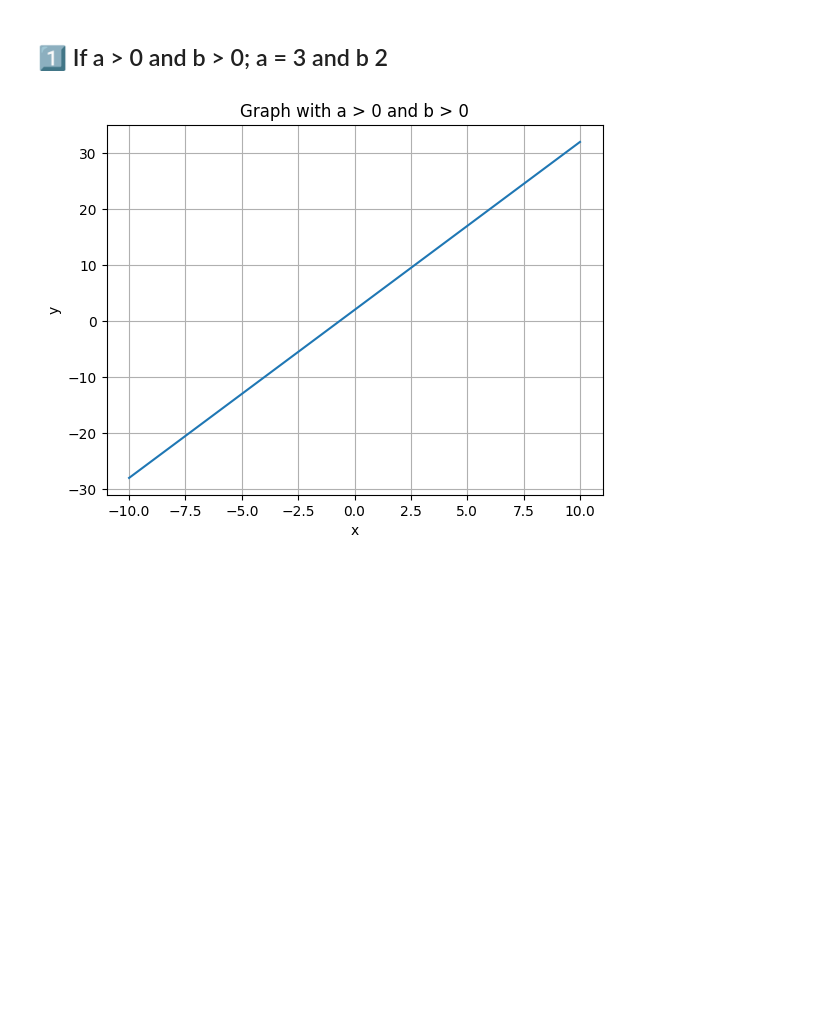
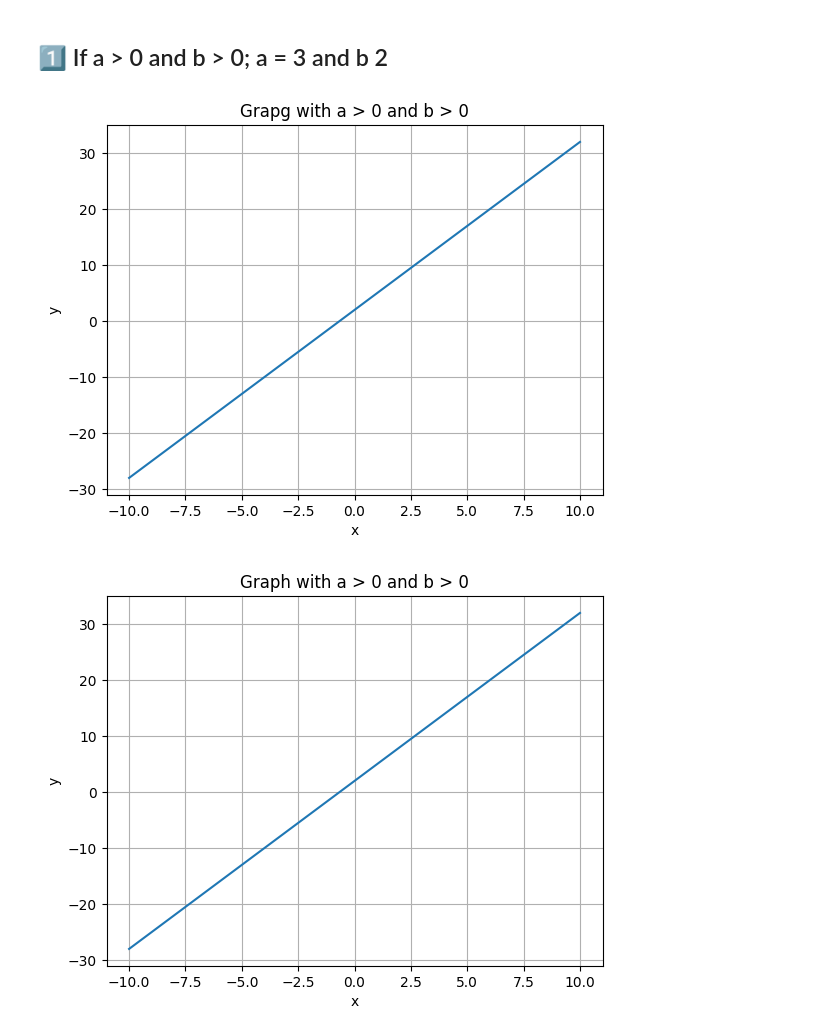
Before and after one commit to jinah0/STR2025, a Jupyter notebook: 9_linearequation.ipynb, the cells around one changed output. Saved outputs shown, nothing was run; the diff lists cells and outputs as text; code cells hidden in the pictures; blank space fills up the shorter version.

```diff
--- a/9_linearequation.ipynb
+++ b/9_linearequation.ipynb
@@ -28,6 +31,23 @@
     > <font color = 'brown'> The term "origin" refers to the point (0,0) on the Cartesian coordinate plane. "origin"이란 카테시안 좌표 평면 상의 (0,0) 지점
 # %% [markdown]
 ## 1️⃣ If a > 0 and b > 0; a = 3 and b 2
+# %%
+import matplotlib.pyplot as plt
+import numpy as np
+
+x = np.linspace(-10, 10, 100)
+a=3
+b=2
+y=b+a*x
+
+plt.plot(x,y)
+plt.xlabel('x')
+plt.ylabel('y')
+plt.title('Grapg with a > 0 and b > 0')
+plt.grid(True)
+plt.show()
+# %% [output]
+[figure, added]
 # %%
 import matplotlib.pyplot as plt
 import numpy as np
```
Also changed, not shown: parts of 2 cells of this notebook.
